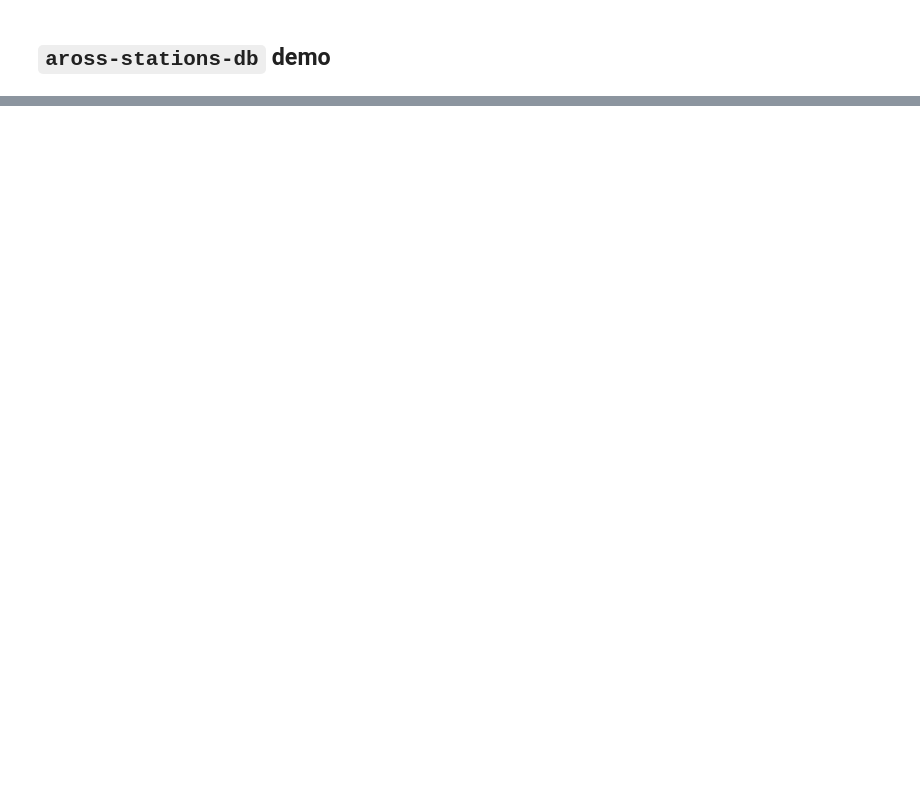
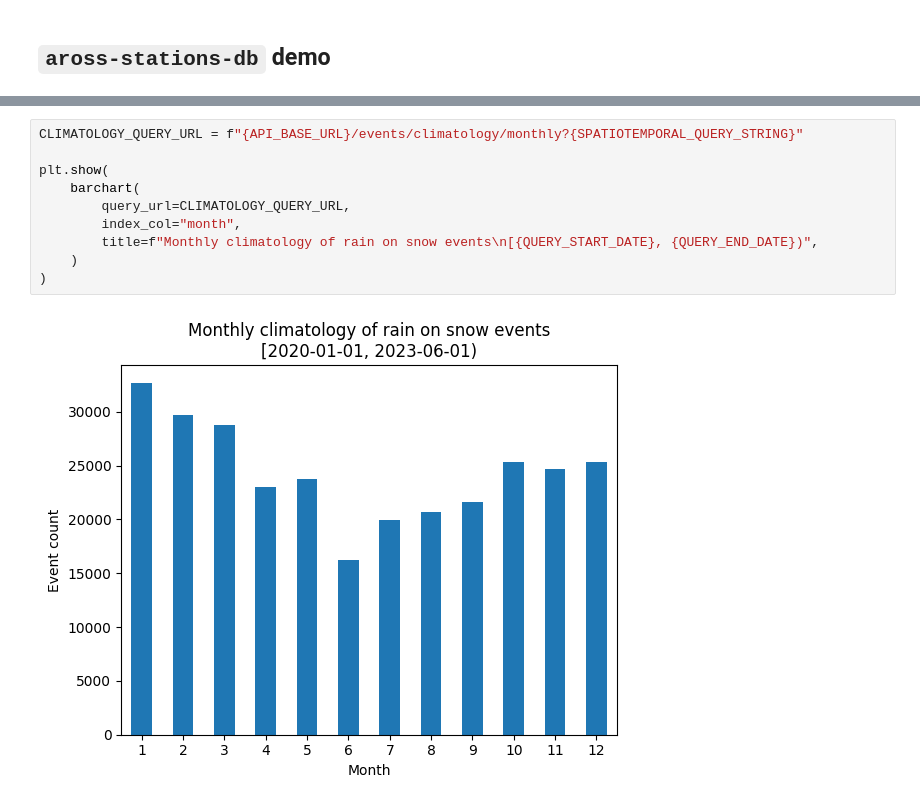
Before and after one commit to nsidc/aross-stations-db, a Jupyter notebook: demo.ipynb, the cells around one changed output, grey strips where cells are left out. Cells and saved outputs as stored; diff of their text form; blank space fills up the shorter version.

Commit message:
Add climatology endpoint and viz

```diff
--- a/demo.ipynb
+++ b/demo.ipynb
@@ -65,0 +76,12 @@ plt.show(
+# %%
+CLIMATOLOGY_QUERY_URL = f"{API_BASE_URL}/events/climatology/monthly?{SPATIOTEMPORAL_QUERY_STRING}"
+
+plt.show(
+    barchart(
+        query_url=CLIMATOLOGY_QUERY_URL,
+        index_col="month",
+        title=f"Monthly climatology of rain on snow events\n[{QUERY_START_DATE}, {QUERY_END_DATE})",
+    )
+)
+# %% [output]
+[figure, added]
```
Also changed, not shown: parts of 4 cells of this notebook, 5 other files.
